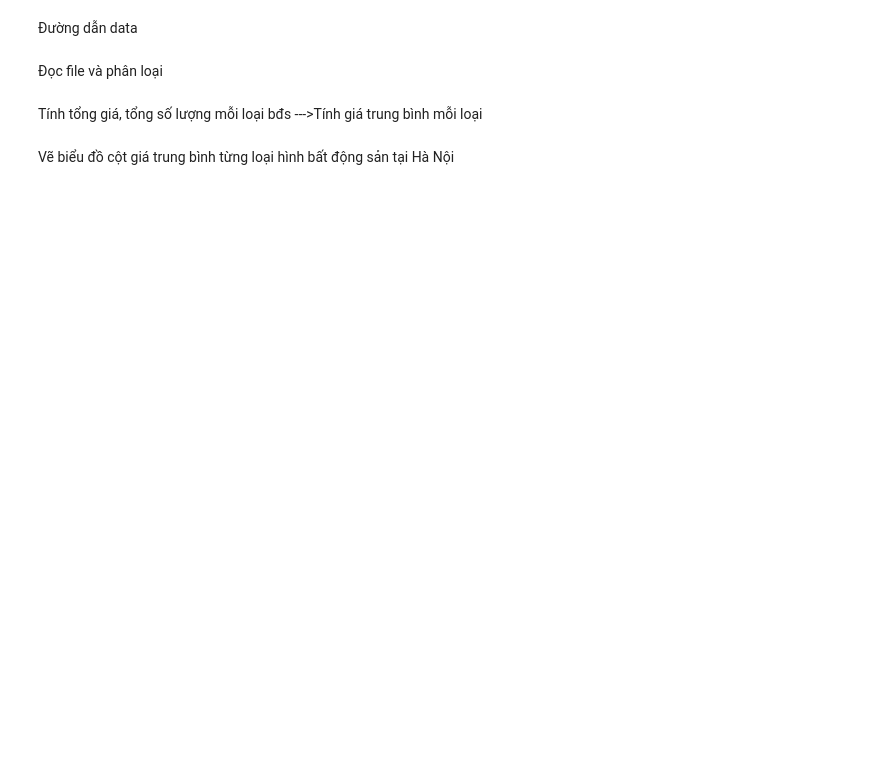
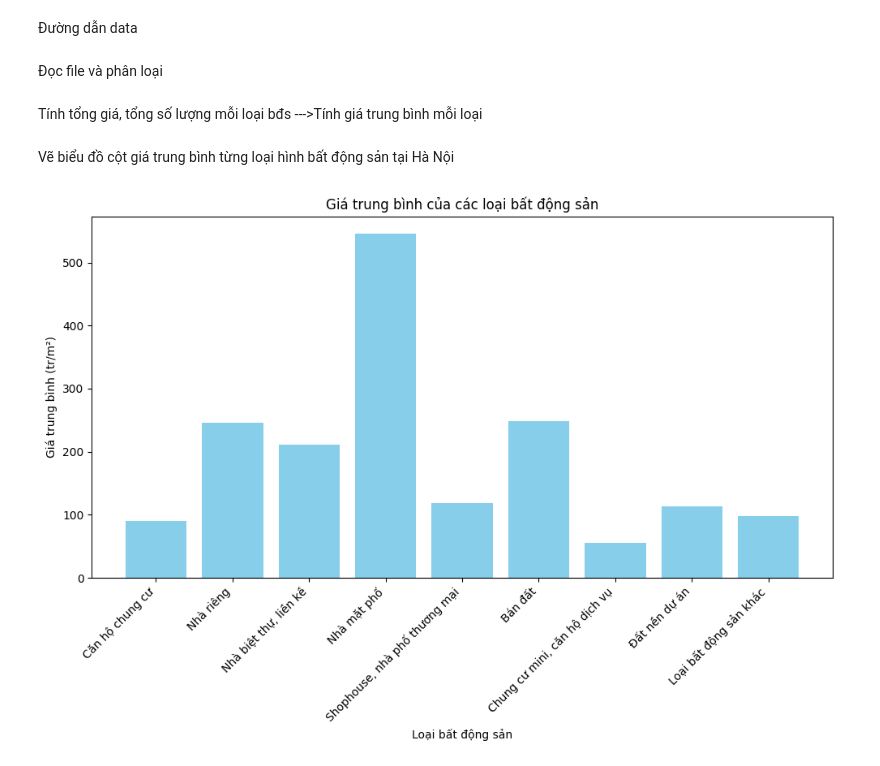
Before and after one commit to ngocbao220/three-businessmans, a Jupyter notebook: VisualizationData/DrawChart.ipynb, the cells around one changed output. Cells and saved outputs as stored; diff of their text form; code cells hidden in the pictures; blank space fills up the shorter version.

```diff
--- a/VisualizationData/DrawChart.ipynb
+++ b/VisualizationData/DrawChart.ipynb
@@ -34,7 +34,10 @@ def extract_last_price_number(history):
 df['Giá cuối cùng'] = df['Lịch sử giá'].apply(extract_last_price_number)
 
 # Tạo danh sách các cặp
-result = [(row['Loại bất động sản'], row['Giá cuối cùng']) for _, row in df.iterrows()]
+result = [(row['Loại bất động sản'], row['Giá cuối cùng'])
+          for _, row in df.iterrows()
+          if float(row['Giá cuối cùng']) != 0
+]
 
 total_price = {}
 count_classify = {}
@@ -48,9 +51,30 @@ for loai_bds, gia_cuoi in result:
     else:
         total_price[loai_bds] = float(gia_cuoi)
         count_classify[loai_bds] = 1
+
 avg_price = {
     key: (total_price[key] / count_classify[key]) if count_classify[key] > 0 else 0
     for key in total_price.keys()
 }
 # %% [markdown]
 Vẽ biểu đồ cột giá trung bình từng loại hình bất động sản tại Hà Nội
+# %%
+temp = avg_price.pop("Loại bất động sản khác")  # Loại bỏ và lưu giá trị
+avg_price["Loại bất động sản khác"] = temp
+
+classify = list(avg_price.keys())
+price_of_classify = list(avg_price.values())
+
+# Tạo biểu đồ cột
+plt.figure(figsize = (10, 7))
+plt.bar(classify, price_of_classify, color = 'skyblue')
+plt.xlabel('Loại bất động sản')
+plt.ylabel('Giá trung bình (tr/m²)')
+plt.title('Giá trung bình của các loại bất động sản')
+plt.xticks(rotation = 45, ha = 'right')
+plt.tight_layout()
+
+# Hiển thị biểu đồ
+plt.show()
+# %% [output]
+[figure, added]
```
Also changed, not shown: parts of 6 cells of this notebook.
